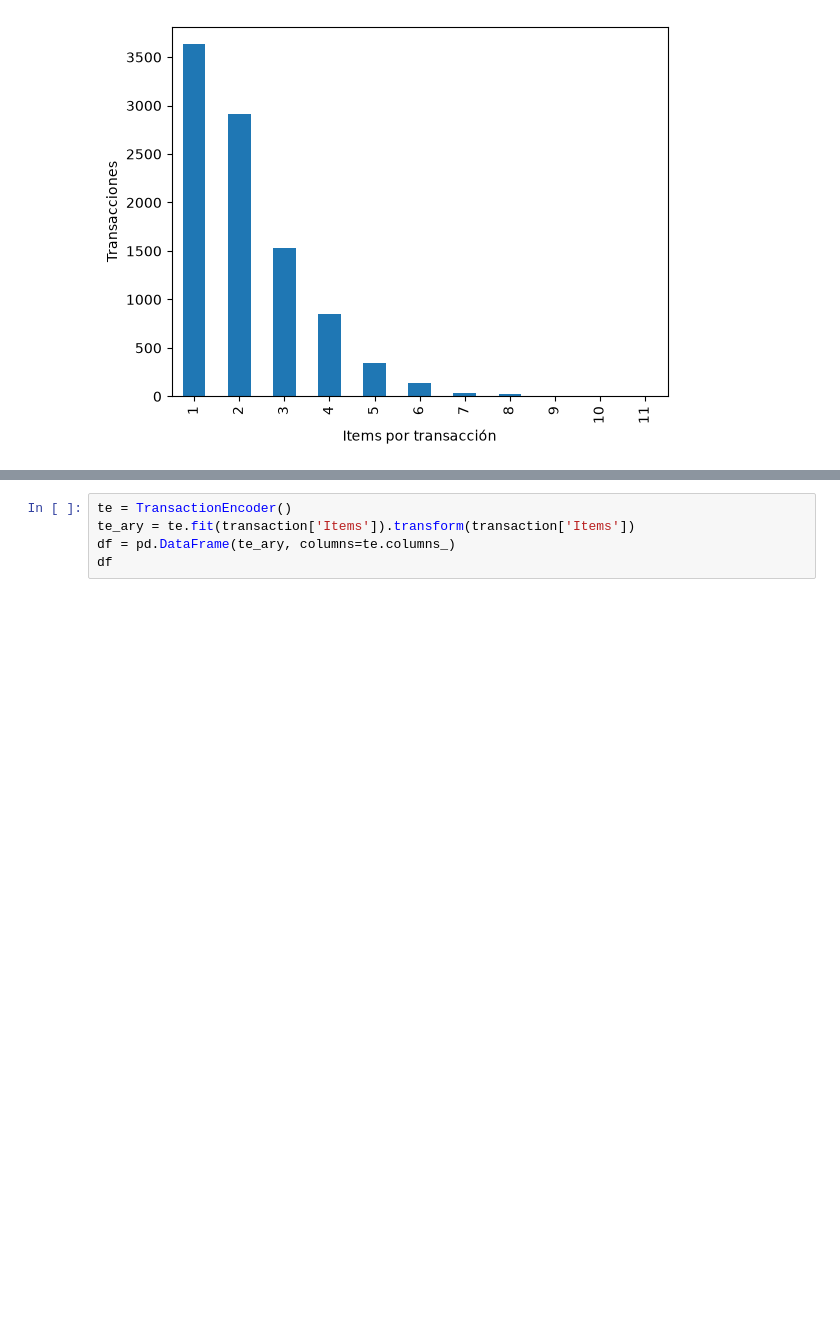
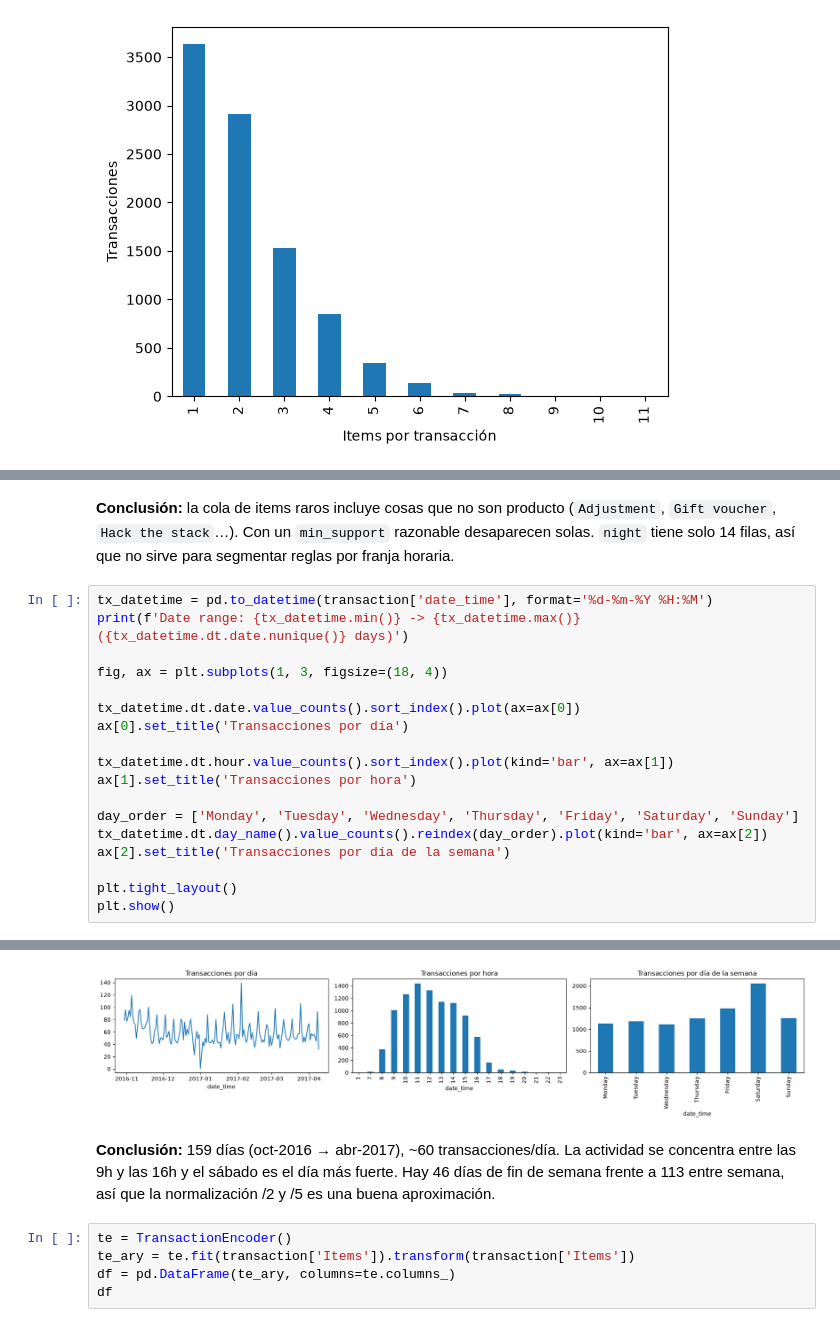
Before and after one commit to ku2a/fp-growth, a Jupyter notebook: main.ipynb, the cells around one changed output, grey strips where cells are left out. Drawn from its saved outputs; the diff is of its cells as text; blank space fills up the shorter version.

```diff
--- a/main.ipynb
+++ b/main.ipynb
@@ -163,0 +249,21 @@ plt.show()
+# %% [markdown]
+**Conclusión:** la cola de items raros incluye cosas que no son producto (`Adjustment`, `Gift voucher`, `Hack the stack`…). Con un `min_support` razonable desaparecen solas. `night` tiene solo 14 filas, así que no sirve para segmentar reglas por franja horaria.
+# %%
+tx_datetime = pd.to_datetime(transaction['date_time'], format='%d-%m-%Y %H:%M')
+print(f'Date range: {tx_datetime.min()} -> {tx_datetime.max()} ({tx_datetime.dt.date.nunique()} days)')
+
+fig, ax = plt.subplots(1, 3, figsize=(18, 4))
+
+tx_datetime.dt.date.value_counts().sort_index().plot(ax=ax[0])
+ax[0].set_title('Transacciones por día')
+
+tx_datetime.dt.hour.value_counts().sort_index().plot(kind='bar', ax=ax[1])
+ax[1].set_title('Transacciones por hora')
+
+day_order = ['Monday', 'Tuesday', 'Wednesday', 'Thursday', 'Friday', 'Saturday', 'Sunday']
+tx_datetime.dt.day_name().value_counts().reindex(day_order).plot(kind='bar', ax=ax[2])
+ax[2].set_title('Transacciones por día de la semana')
+
+plt.tight_layout()
+plt.show()
+# %% [output]
@@ -164,3 +271,6 @@ plt.show()
+[figure, added]
+# %% [markdown]
+**Conclusión:** 159 días (oct-2016 → abr-2017), ~60 transacciones/día. La actividad se concentra entre las 9h y las 16h y el sábado es el día más fuerte. Hay 46 días de fin de semana frente a 113 entre semana, así que la normalización /2 y /5 es una buena aproximación.
 # %%
 te = TransactionEncoder()
 te_ary = te.fit(transaction['Items']).transform(transaction['Items'])
```
Also changed, not shown: parts of 10 cells of this notebook.
